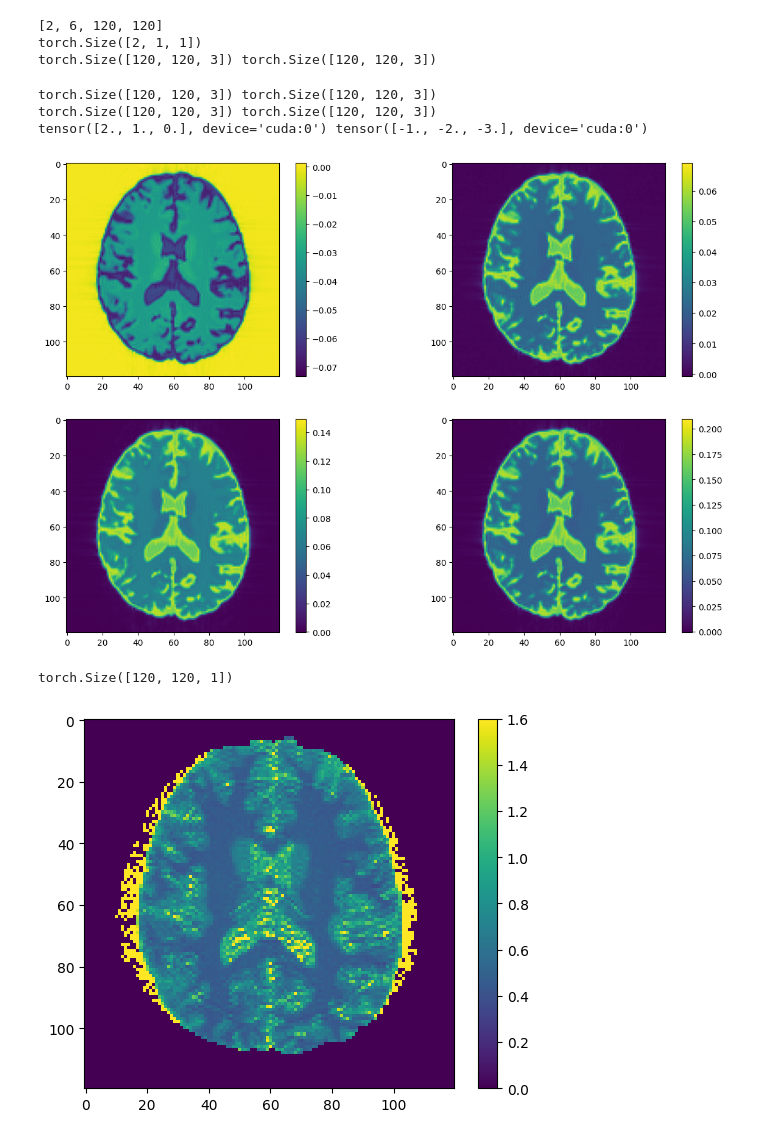
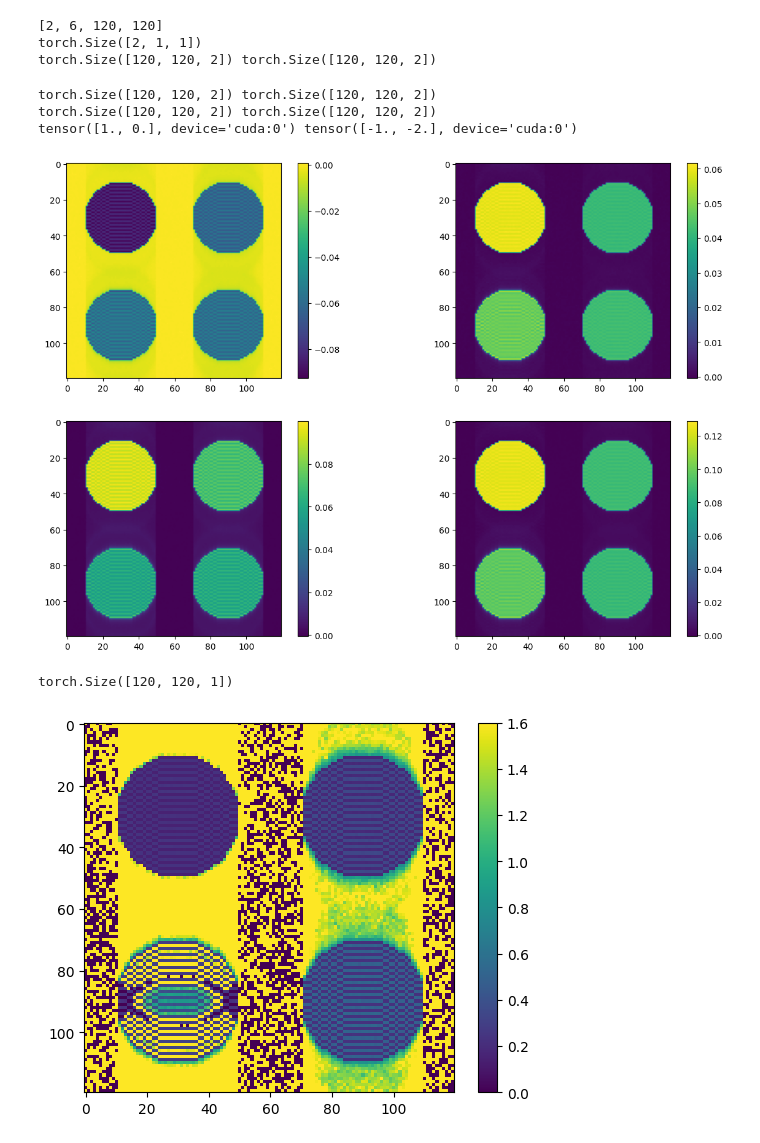
Before and after one commit to bughht/meSSFP, a Jupyter notebook: simulation_T2map.ipynb, the cells around one changed output. Drawn from its saved outputs; the diff is of its cells as text; code cells hidden in the pictures.

```diff
--- a/simulation_T2map.ipynb
+++ b/simulation_T2map.ipynb
@@ -10,14 +11,2 @@ from matplotlib.colors import LogNorm
 from einops import rearrange
 plt.rcParams['figure.dpi'] = 100
-# %%
-phantom_size = 120
-phantom = mr0.VoxelGridPhantom.load("phantom/subject05_3T.npz")
-print(phantom.PD.shape)
-phantom = phantom.interpolate(phantom_size, phantom_size, 1)
-data = phantom.build()
-phantom.B0*=0
-mask = torch.abs(phantom.PD)>1e-5
-# # phantom.D=torch.ones_like(phantom.D)*5
-# # phantom.T2dash=torch.ones_like(phantom.T2dash)*0.3
-# phantom.B1 = torch.ones_like(phantom.B1)
-phantom.plot()
@@ -28,0 +106,11 @@ size = tensor([0.1810, 0.2170, 0.1810])
+# %%
+phantom_size = 120
+phantom = mr0.util.load_phantom(size=(120,120))
+phantom.PD = PD_map
+phantom.T1 = T1_map
+phantom.T2 = T2_map
+phantom.T2dash = T2_dash_map
+phantom.D = D_map
+phantom.B0 = B0_map
+phantom.B1 = B1_map
+phantom.plot()
@@ -29,8 +121,12 @@ size = tensor([0.1810, 0.2170, 0.1810])
 # %%
+TR = 0.02
 # seq_path = "seq/seq_p2n3.seq"
+# delta_TE = 0.00735
 seq_path = "seq/seq_p2n3_spoiler.seq"
+delta_TE = 0.00243
 seq = pp.Sequence()
 seq.read(seq_path)
+seq.calculate_kspace()
 signal, ksp = mr0.util.simulate(seq, phantom, accuracy=1e-15)
 
 k_space = signal.reshape(phantom_size, -1)
@@ -44,7 +140,7 @@ plt.imshow(np.abs(space.numpy()), cmap="gray")
 plt.colorbar()
 
 plt.subplot(4,1,2)
-plt.imshow(np.angle(space.numpy()), vmin=-np.pi, vmax=np.pi, cmap="jet")
+plt.imshow(np.angle(space.numpy()),cmap="jet")
 plt.colorbar()
 
 plt.subplot(4,1,3)
@@ -142,39 +238,37 @@ def fit_T2(img, n):
 
 n = torch.linspace(2,-3,6)
 
-linear_plus,linear_minus = fit_T2(img_echoes,n)
-# linear_plus,linear_minus = fit_T2(img_echoes[1:-1],n[1:-1])
+# linear_plus,linear_minus = fit_T2(img_echoes,n)
+linear_plus,linear_minus = fit_T2(img_echoes[1:-1],n[1:-1])
 # %% [output]
 [2, 6, 120, 120]
 torch.Size([2, 1, 1])
-torch.Size([120, 120, 3]) torch.Size([120, 120, 3])
+torch.Size([120, 120, 2]) torch.Size([120, 120, 2])
-torch.Size([120, 120, 3]) torch.Size([120, 120, 3])
-torch.Size([120, 120, 3]) torch.Size([120, 120, 3])
-tensor([2., 1., 0.], device='cuda:0') tensor([-1., -2., -3.], device='cuda:0')
+torch.Size([120, 120, 2]) torch.Size([120, 120, 2])
+torch.Size([120, 120, 2]) torch.Size([120, 120, 2])
+tensor([1., 0.], device='cuda:0') tensor([-1., -2.], device='cuda:0')
 # %%
 plt.figure(figsize=(15, 10))
 plt.subplot(2,2,1)
 plt.imshow((linear_plus.lambd.cpu().detach().numpy()))
 plt.colorbar()
 plt.subplot(2,2,2)
 plt.imshow((linear_minus.lambd.cpu().detach().numpy()))
 plt.colorbar()
 plt.subplot(2,2,3)
 plt.imshow((linear_plus.mu.cpu().detach().numpy()))
 plt.colorbar()
 plt.subplot(2,2,4)
 plt.imshow((linear_minus.mu.cpu().detach().numpy()))
 plt.colorbar()
 plt.show()
 print((1/torch.abs(linear_plus.lambd.detach()+linear_minus.lambd.detach()).cpu()).shape)
-# delta_TE = 0.00278
-# delta_TE = 0.00735
-delta_TE = 0.00234
-plt.imshow((-2*delta_TE/(linear_plus.lambd.detach()+linear_minus.lambd.detach()).cpu())*torch.flip(rearrange(mask, "h w 1 -> w h 1"), dims=(0,1)))
+T2_fit = (-2*delta_TE/(linear_plus.lambd.detach()+linear_minus.lambd.detach()).cpu())
+plt.imshow((-2*delta_TE/(linear_plus.lambd.detach()+linear_minus.lambd.detach()).cpu()))
 plt.clim(0,1.6)
 plt.colorbar()
 plt.show()
 # %% [output]
-[figure, old version]
+[figure, new version]
 torch.Size([120, 120, 1])
-[figure, old version]
+[figure, new version]
```
Also changed, not shown: parts of 10 cells of this notebook, 5 other files.
